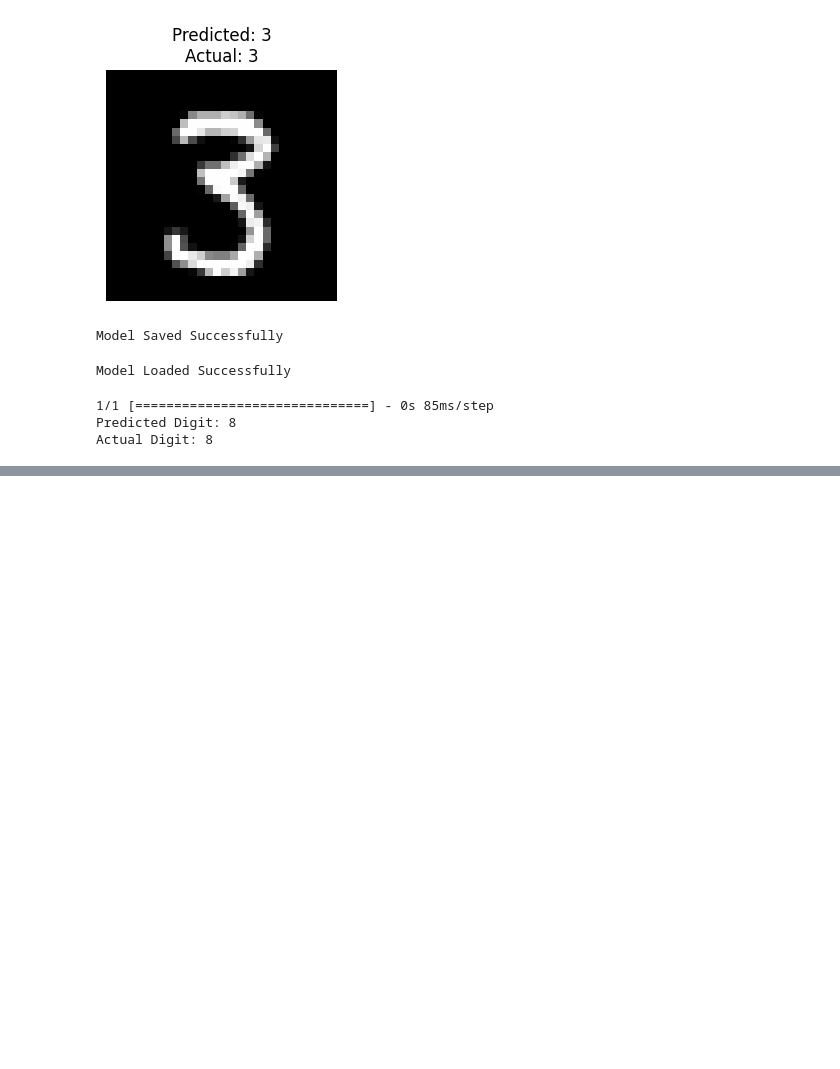
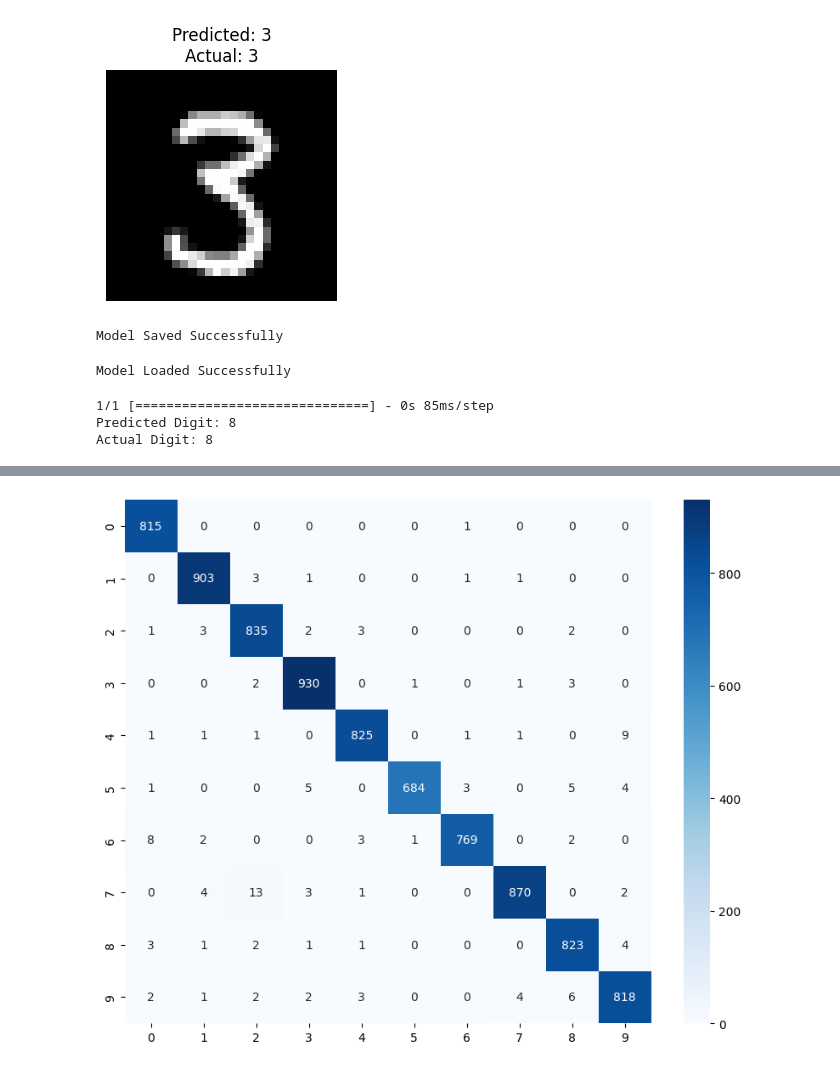
Before and after one commit to Kaviyasree27/MNIST-Digit-Recognizer, a Jupyter notebook: mnist_digit_rec.ipynb, the cells around one changed output, grey strips where cells are left out. Drawn from its saved outputs; the diff is of its cells as text; code cells hidden in the pictures; blank space fills up the shorter version.

Commit message:
Built CNN-based MNIST digit classifier

```diff
--- a/mnist_digit_rec.ipynb
+++ b/mnist_digit_rec.ipynb
@@ -268,0 +313,8 @@ Actual Digit: 8
+# %%
+#Step 6: Train Test Split
+X_train, X_test, y_train, y_test = train_test_split(
+    X,
+    y,
+    test_size=0.2,
+    random_state=42
+)
@@ -268,0 +356,16 @@ Actual Digit: 8
+# %%
+#Step 8: Compile
+model.compile(
+    optimizer="adam",
+    loss="sparse_categorical_crossentropy",
+    metrics=["accuracy"]
+)
+# %%
+#Step 9: Train
+history = model.fit(
+    X_train,
+    y_train,
+    epochs=10,
+    batch_size=32,
+    validation_split=0.1
+)
@@ -268,0 +404,22 @@ Actual Digit: 8
+# %%
+#Step 11: Confusion Matrix
+from sklearn.metrics import confusion_matrix
+import seaborn as sns
+model.save("mnist_cnn.h5")
+predictions = model.predict(X_test)
+
+y_pred = np.argmax(predictions, axis=1)
+
+cm = confusion_matrix(y_test, y_pred)
+
+plt.figure(figsize=(10,8))
+
+sns.heatmap(
+    cm,
+    annot=True,
+    fmt="d",
+    cmap="Blues"
+)
+
+plt.show()
+# %% [output]
@@ -268,0 +427 @@ Actual Digit: 8
+[figure, added]
```
Also changed, not shown: parts of 10 cells of this notebook, 1 other file.
